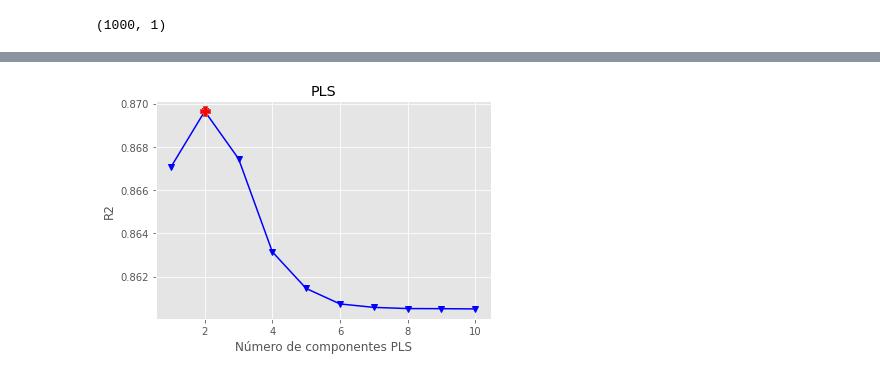
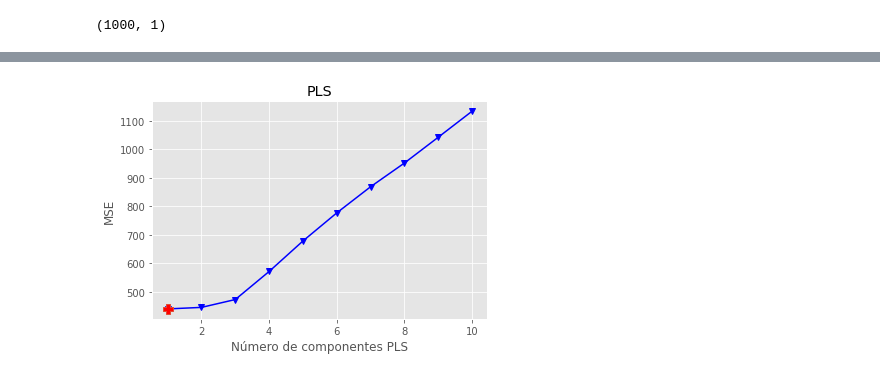
Before and after one commit to larissamazzero/RMN, a Jupyter notebook: PLS/pls.ipynb, the cells around one changed output, grey strips where cells are left out. Cells and saved outputs as stored; diff of their text form; code cells hidden in the pictures.

```diff
--- a/PLS/pls.ipynb
+++ b/PLS/pls.ipynb
@@ -329,13 +357,14 @@ X.shape
 # %%
-#Função PLS
+# Função PLS
 def optimise_pls_cv(X, y, n_comp):
-    #Definindo o objeto PLS
+    # Definindo o objeto PLS
     pls = PLSRegression(n_components=n_comp)
+    pls.fit(X, y)
 
-    #Validação cruzada
+    # Validação cruzada
     y_cv = cross_val_predict(pls, X, y, cv=10)
 
-    #Avaliando resultado
+    # Avaliando resultado
     r2 = r2_score(y, y_cv)
     mse = mean_squared_error(y, y_cv)
     rpd = y.std()/np.sqrt(mse)
@@ -353,18 +383,18 @@ for n_comp in xticks:
     mses.append(mse)
     rpds.append(rpd)
 # %%
-#Plotando MSES (média de erro quadrática)
+# Plotando as métricas de validação
 def plot_metrics(vals, ylabel, objective):
     with plt.style.context('ggplot'):
-        plt.plot(xticks, np.array(vals), '-v', color='blue', mfc='blue')
+        plt.plot(components, np.array(vals), '-v', color='blue', mfc='blue')
         if objective=='min':
             idx = np.argmin(vals)
         else:
             idx = np.argmax(vals)
-        plt.plot(xticks[idx], np.array(vals)[idx], 'P', ms=10, mfc='red')
+        plt.plot(components[idx], np.array(vals)[idx], 'P', ms=10, mfc='red')
 
         plt.xlabel('Número de componentes PLS')
-        plt.xticks = xticks
+        plt.xticks = components
         plt.ylabel(ylabel)
         plt.title('PLS')
 
@@ -380,4 +401,0 @@ plot_metrics(mses, 'MSE', 'min')
-# %%
-plot_metrics(r2s, 'R2', 'max')
-# %% [output]
-[figure, removed]
@@ -385,0 +402,9 @@ y_cv, r2, mse, rpd = optimise_pls_cv(X, y, 2)
+# %%
+"""
+O Erro Quadrático Médio (MSE) dá um maior peso aos maiores erros já que,
+ao ser calculado, cada erro é elevado ao quadrado individualmente e, após isso, a média desses erros quadráticos é calculada.
+Quanto menor o MSE significa que o modelo tem menos erros.
+"""
+plot_metrics(mses, 'MSE', 'min')
+# %% [output]
+[figure, added]
```
Also changed, not shown: parts of 42 cells of this notebook.
